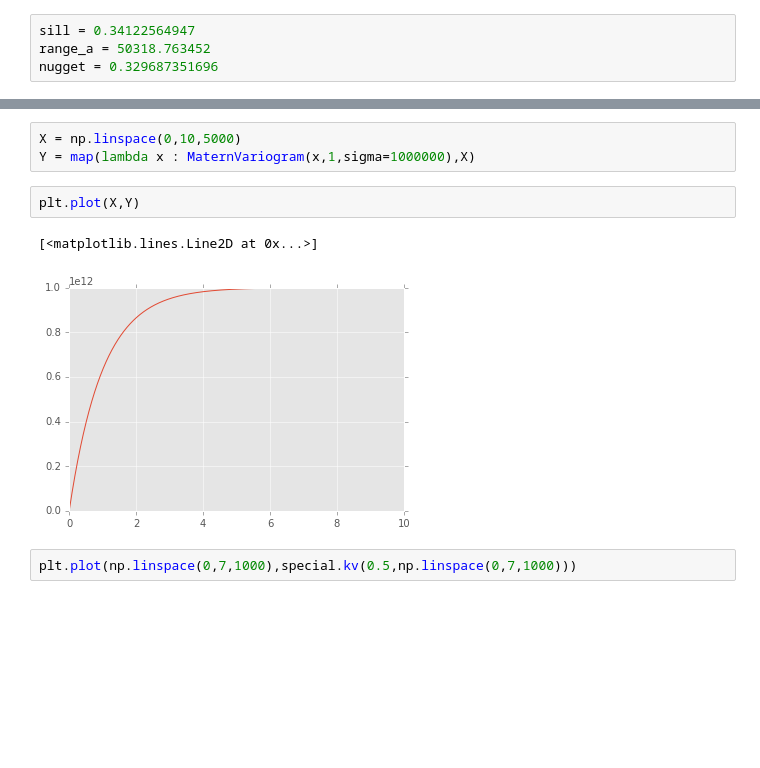
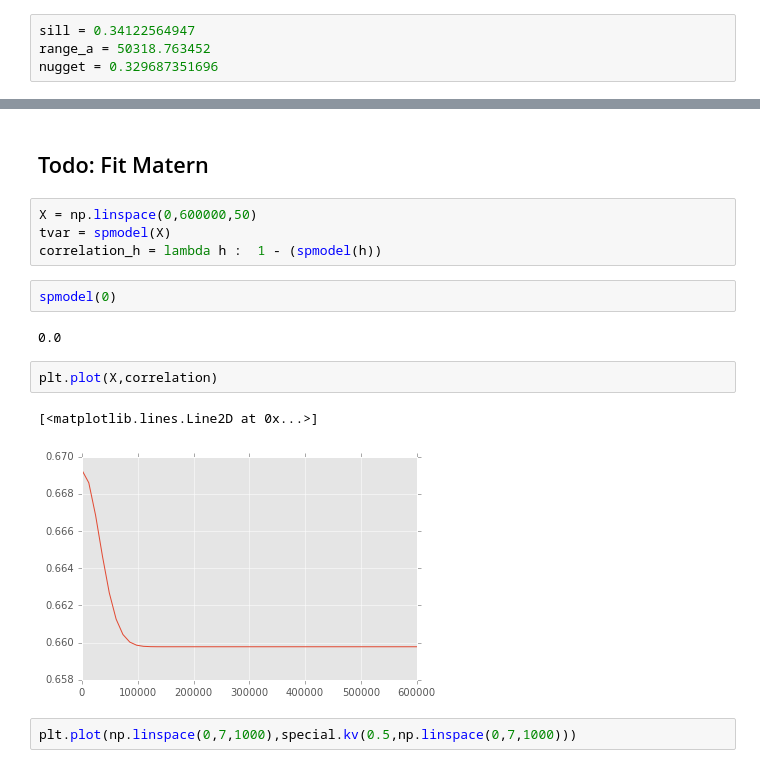
Before and after one commit to molgor/spystats, a Jupyter notebook: notebooks/model_fitting_spatialautocorr_using_GLS.ipynb, the cells around one changed output, grey strips where cells are left out. Cells and saved outputs as stored; diff of their text form; blank space fills up the shorter version.

```diff
--- a/notebooks/model_fitting_spatialautocorr_using_GLS.ipynb
+++ b/notebooks/model_fitting_spatialautocorr_using_GLS.ipynb
@@ -205,11 +257,18 @@ plt.plot(cc,'.')
-# %%
-X = np.linspace(0,10,5000)
-Y = map(lambda x : MaternVariogram(x,1,sigma=1000000),X)
+# %% [markdown]
+## Todo: Fit Matern
+# %%
+X = np.linspace(0,600000,50)
+tvar = spmodel(X)
+correlation_h = lambda h :  1 - (spmodel(h))
+# %%
+spmodel(0)
+# %% [output]
+0.0
 # %%
-plt.plot(X,Y)
+plt.plot(X,correlation)
 # %% [output]
 [<matplotlib.lines.Line2D at 0x...>]
-[figure, old version]
+[figure, new version]
 # %%
 plt.plot(np.linspace(0,7,1000),special.kv(0.5,np.linspace(0,7,1000)))
 # %% [output]
```
Also changed, not shown: parts of 34 cells of this notebook, 9 other files.
